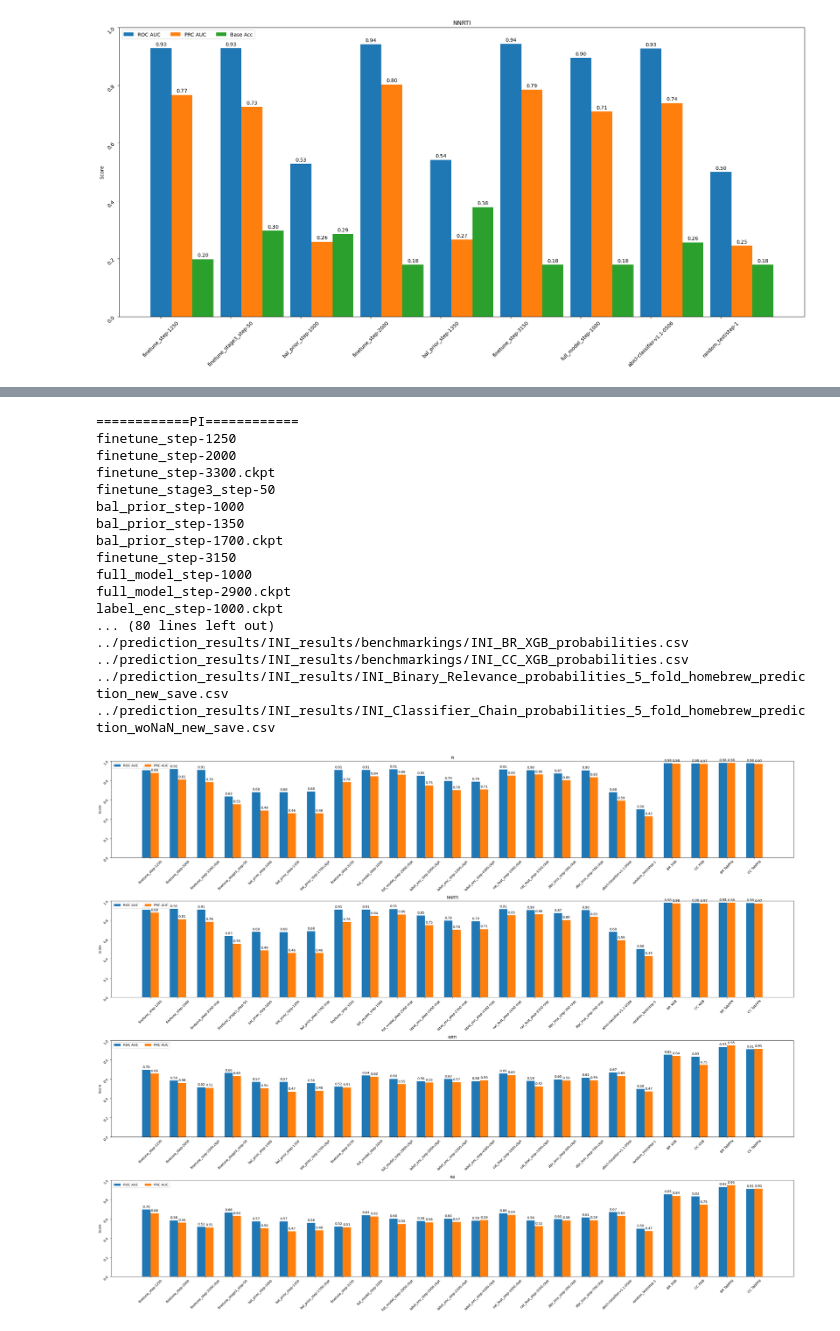
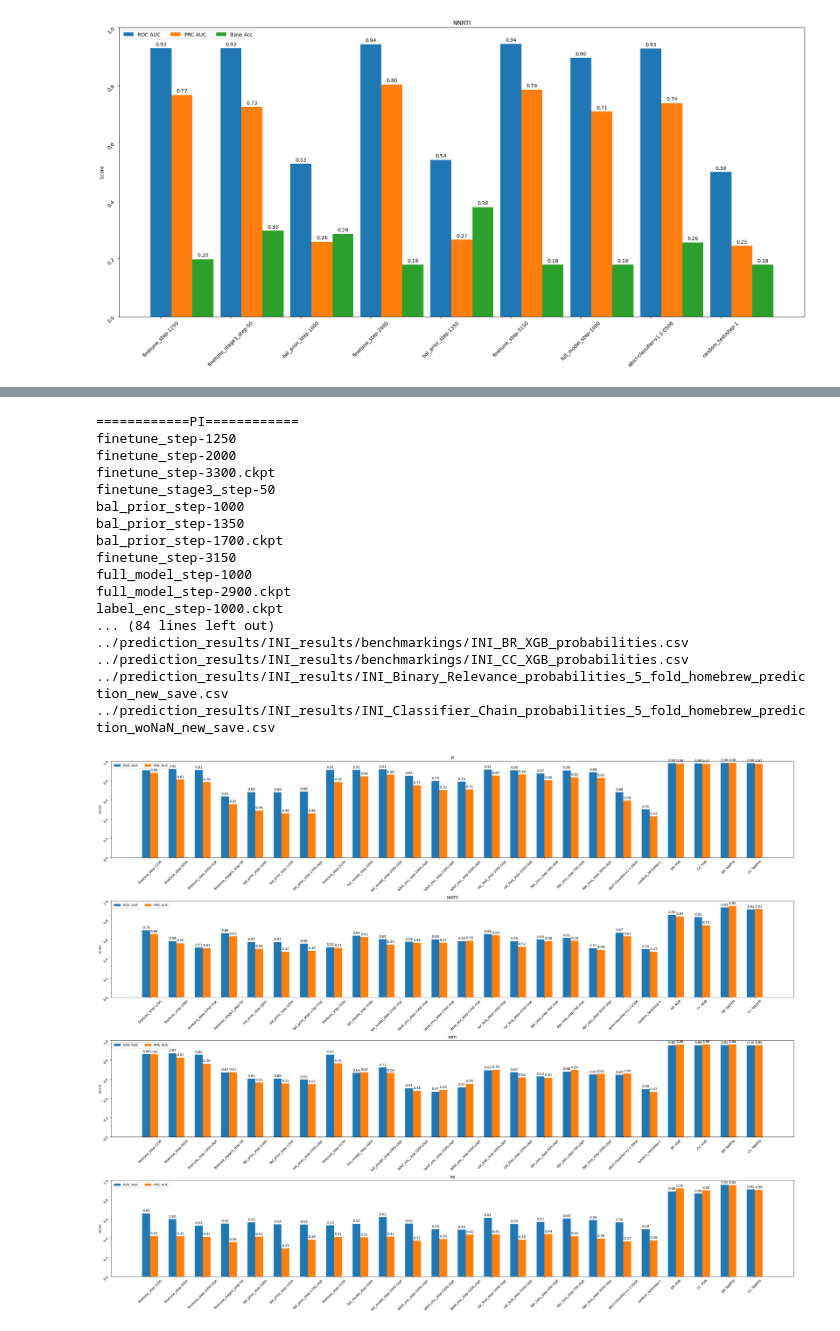
Before and after one commit to FloAvis/MultiLabel-PFN, a Jupyter notebook: statistics/MulaTab_statistics2.ipynb, the cells around one changed output, grey strips where cells are left out. Drawn from its saved outputs; the diff is of its cells as text; code cells hidden in the pictures.

```diff
--- a/statistics/MulaTab_statistics2.ipynb
+++ b/statistics/MulaTab_statistics2.ipynb
@@ -570,6 +570,7 @@ models = [
     "cat_feat_step-3350.ckpt",
     "zlpr_loss_step-300.ckpt",
     "zlpr_loss_step-700.ckpt",
+    "zlpr_loss_step-3050.ckpt",
     "abicl-classifier-v1.1-0506",
     "random_test/step-1"]
 
@@ -615,10 +616,10 @@ for path in filepath_list:
 
 
 
-    model_results= {"ROC AUC":roc_auc,
-                                 "PRC AUC":prc_auc}
+    #model_results= {"ROC AUC":roc_auc,
+    #                             "PRC AUC":prc_auc}
 
-    results.append(model_results)
+    #results.append(model_results)
 
     benchmark_prefix = re.sub('[^/]+_$', '', path) + "benchmarkings/" + path.split("/")[-1]
 
@@ -669,32 +670,32 @@ for i, path in enumerate(filepath_list):
         rects = ax.bar(x + offset, measurement, width, label=attribute)
         ax.bar_label(rects, fmt='%.2f', padding=3)
         multiplier += 1
 
     # Add some text for labels, title and custom x-axis tick labels, etc.
     ax.set_ylabel('Score')
     ax.set_title(path.split("/")[-1].strip("_"))
     ax.tick_params(rotation=45)
     ax.set_xticks(x + width, x_ticks)
     ax.legend(loc='upper left', ncols=3)
     ax.set_ylim(0, 1)
 
 plt.show()
 # %% [output]
 ============PI============
 finetune_step-1250
 finetune_step-2000
 finetune_step-3300.ckpt
 finetune_stage3_step-50
 bal_prior_step-1000
 bal_prior_step-1350
 bal_prior_step-1700.ckpt
 finetune_step-3150
 full_model_step-1000
 full_model_step-2900.ckpt
 label_enc_step-1000.ckpt
-... (80 lines left out)
+... (84 lines left out)
 ../prediction_results/INI_results/benchmarkings/INI_BR_XGB_probabilities.csv
 ../prediction_results/INI_results/benchmarkings/INI_CC_XGB_probabilities.csv
 ../prediction_results/INI_results/INI_Binary_Relevance_probabilities_5_fold_homebrew_prediction_new_save.csv
 ../prediction_results/INI_results/INI_Classifier_Chain_probabilities_5_fold_homebrew_prediction_woNaN_new_save.csv
-[figure, old version]
+[figure, new version]
```
Also changed, not shown: parts of 3 cells of this notebook, 10 other files.
